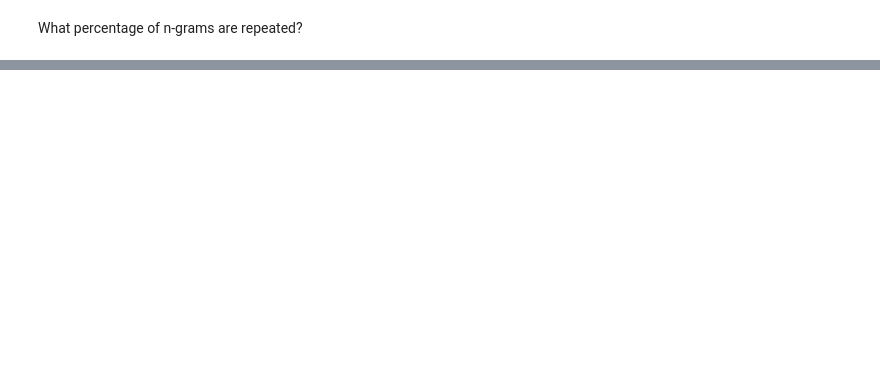
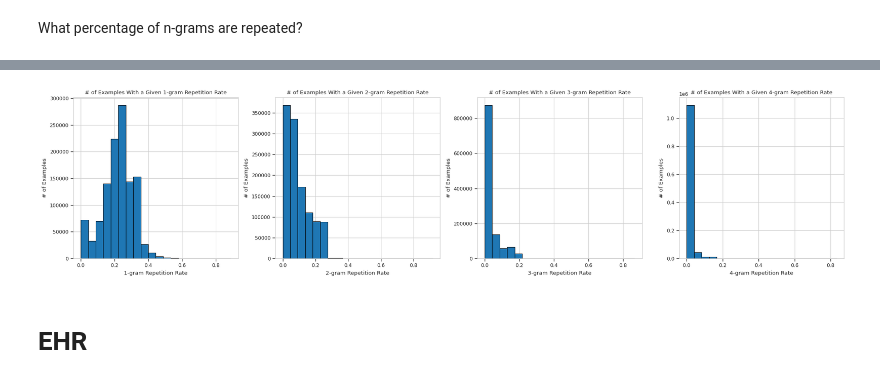
Before and after one commit to som-shahlab/hf_ehr, a Jupyter notebook: hf_ehr/notebooks/n_gram_stats.ipynb, the cells around one changed output, grey strips where cells are left out. Drawn from its saved outputs; the diff is of its cells as text; code cells hidden in the pictures; blank space fills up the shorter version.

```diff
--- a/hf_ehr/notebooks/n_gram_stats.ipynb
+++ b/hf_ehr/notebooks/n_gram_stats.ipynb
@@ -38,0 +60,17 @@ plot_percentage_n_grams_repeated(df_rr_4['rr_4'], 4)
+# %%
+# Create subplots filtering out examples with < 20 tokens
+fig, axes = plt.subplots(1, 4, figsize=(20, 5))
+axes = axes.flatten()  # Flatten the array for easy indexing
+
+# Plot each histogram on its respective subplot
+plot_percentage_n_grams_repeated(axes[0], df_rr_1['rr_1'], 1, tab10_colors[0], label='examples')
+plot_percentage_n_grams_repeated(axes[1], df_rr_2['rr_2'], 2, tab10_colors[0], label='examples')
+plot_percentage_n_grams_repeated(axes[2], df_rr_3['rr_3'], 3, tab10_colors[0], label='examples')
+plot_percentage_n_grams_repeated(axes[3], df_rr_4['rr_4'], 4, tab10_colors[0], label='examples')
+
+plt.tight_layout()  # Adjust layout
+plt.show()
+# %% [output]
+[figure, added]
+# %% [markdown]
+# EHR
```
Also changed, not shown: parts of 12 cells of this notebook, 5 other files.
